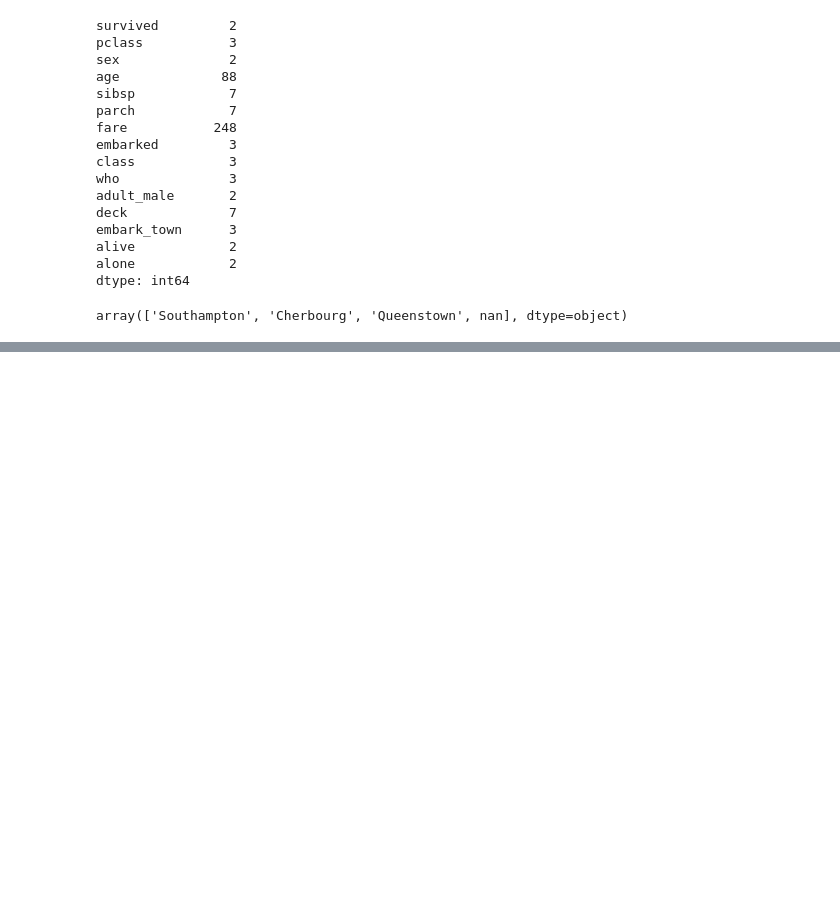
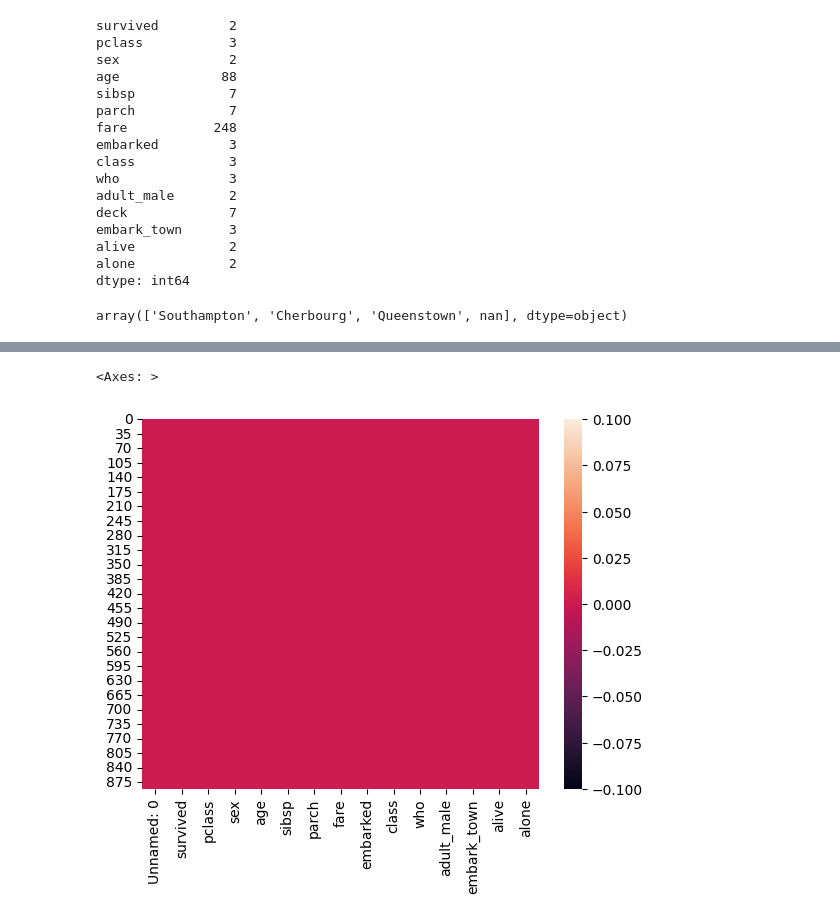
Before and after one commit to faisalramzan77/Data_Science_Course, a Jupyter notebook: Python_for_data_Science/EDA/EDA.ipynb, the cells around one changed output, grey strips where cells are left out. Saved outputs shown, nothing was run; the diff lists cells and outputs as text; code cells hidden in the pictures; blank space fills up the shorter version.

```diff
--- a/Python_for_data_Science/EDA/EDA.ipynb
+++ b/Python_for_data_Science/EDA/EDA.ipynb
@@ -61,0 +95,4 @@ array(['Southampton', 'Cherbourg', 'Queenstown', nan], dtype=object)
+# %%
+# drop 'deck' column due to high percentage of missing values
+df.drop('deck', axis=1, inplace=True)
+df.head()
@@ -61,0 +113,3 @@ array(['Southampton', 'Cherbourg', 'Queenstown', nan], dtype=object)
+# %%
+# fill missing values in 'age' by the mean of the column of the 'age'
+df['age'].fillna(df['age'].mean(), inplace=True)
@@ -61,0 +178,3 @@ array(['Southampton', 'Cherbourg', 'Queenstown', nan], dtype=object)
+# %%
+df['embarked'].fillna(df['embarked'].mode()[0], inplace=True)
+df
@@ -61,0 +214,2 @@ array(['Southampton', 'Cherbourg', 'Queenstown', nan], dtype=object)
+# %%
+df['embark_town'].fillna(df['embark_town'].mode()[0], inplace=True)
@@ -61,0 +223,5 @@ array(['Southampton', 'Cherbourg', 'Queenstown', nan], dtype=object)
+# %%
+sns.heatmap(df.isnull())
+# %% [output]
+<Axes: >
+[figure, added]
```
Also changed, not shown: parts of 13 cells of this notebook.
